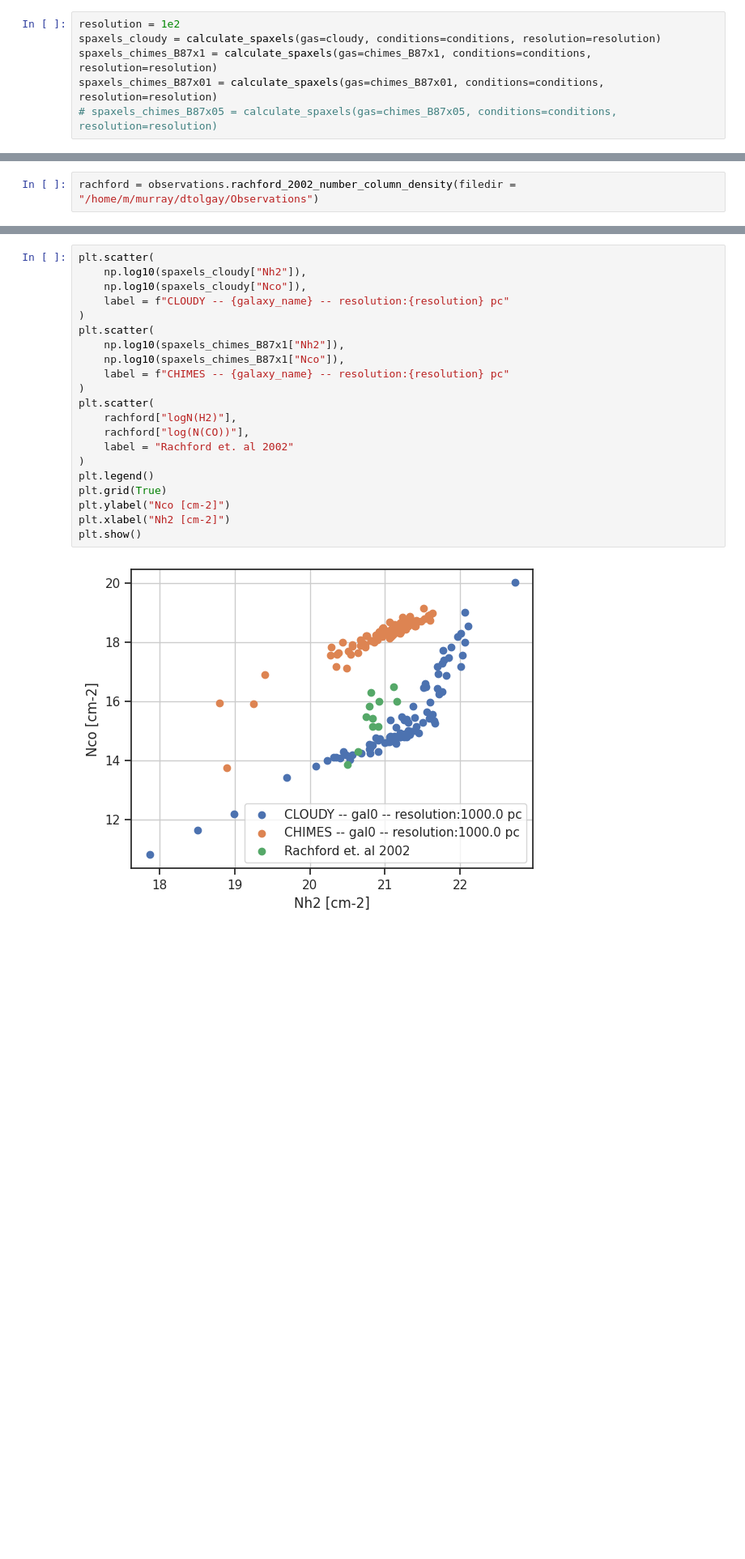
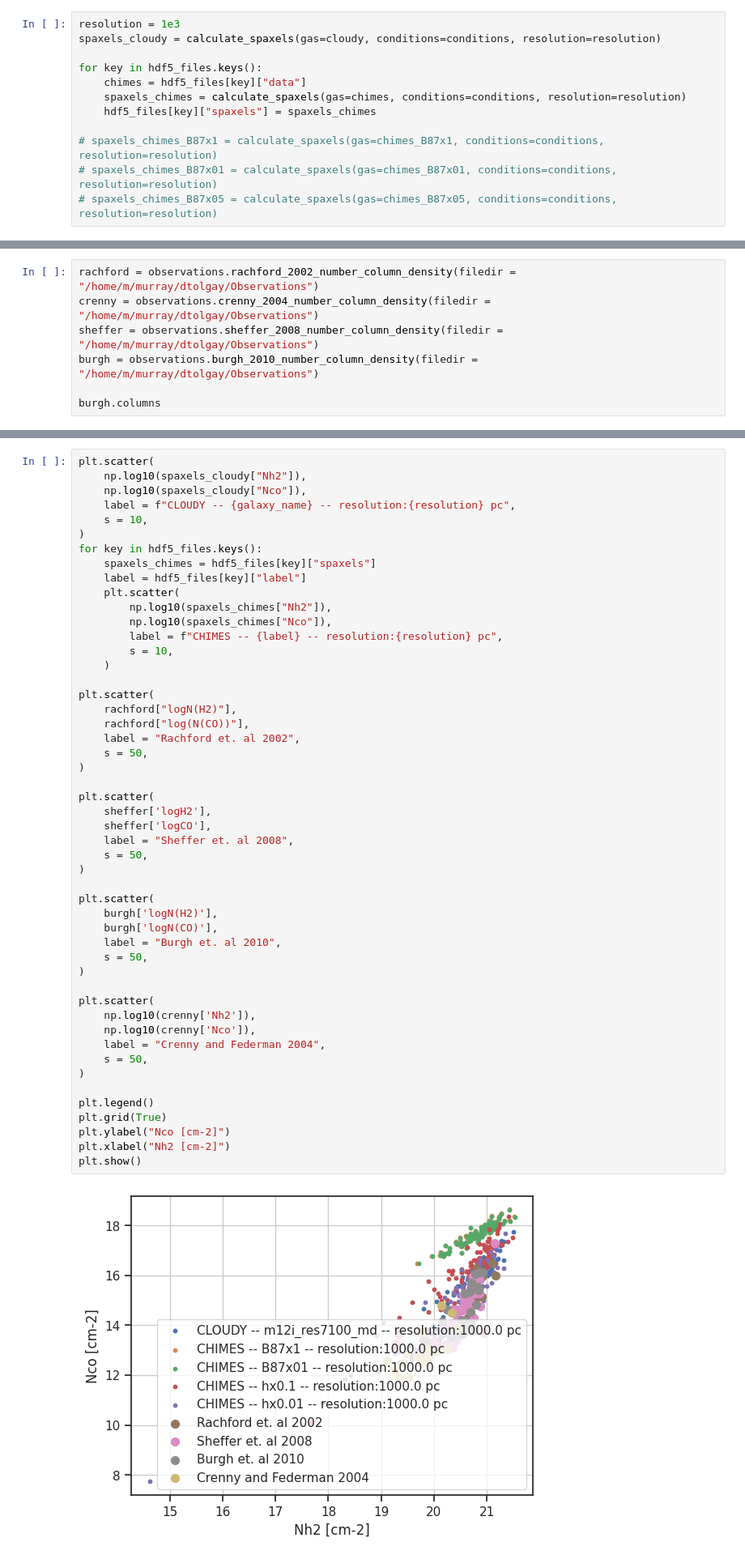
Before and after one commit to dtolgay/chimes-niagara, a Jupyter notebook: notebooks/Nco_vs_Nh2.ipynb, the cells around one changed output, grey strips where cells are left out. Shown at 81% size. Cells and saved outputs as stored; diff of their text form; blank space fills up the shorter version.

```diff
--- a/notebooks/Nco_vs_Nh2.ipynb
+++ b/notebooks/Nco_vs_Nh2.ipynb
@@ -254,9 +296,15 @@ def calculate_spaxels(gas:pd.DataFrame, conditions:dict, resolution=1e3) -> pd.D
 
     return data_df
 # %%
-resolution = 1e2
+resolution = 1e3
 spaxels_cloudy = calculate_spaxels(gas=cloudy, conditions=conditions, resolution=resolution)
-spaxels_chimes_B87x1 = calculate_spaxels(gas=chimes_B87x1, conditions=conditions, resolution=resolution)
-spaxels_chimes_B87x01 = calculate_spaxels(gas=chimes_B87x01, conditions=conditions, resolution=resolution)
+
+for key in hdf5_files.keys():
+    chimes = hdf5_files[key]["data"]
+    spaxels_chimes = calculate_spaxels(gas=chimes, conditions=conditions, resolution=resolution)
+    hdf5_files[key]["spaxels"] = spaxels_chimes
+
+# spaxels_chimes_B87x1 = calculate_spaxels(gas=chimes_B87x1, conditions=conditions, resolution=resolution)
+# spaxels_chimes_B87x01 = calculate_spaxels(gas=chimes_B87x01, conditions=conditions, resolution=resolution)
 # spaxels_chimes_B87x05 = calculate_spaxels(gas=chimes_B87x05, conditions=conditions, resolution=resolution)
 # %% [output]
@@ -315,3 +361,8 @@ Done!
 # Import observations
 # %%
 rachford = observations.rachford_2002_number_column_density(filedir = "/home/m/murray/dtolgay/Observations")
+crenny = observations.crenny_2004_number_column_density(filedir = "/home/m/murray/dtolgay/Observations")
+sheffer = observations.sheffer_2008_number_column_density(filedir = "/home/m/murray/dtolgay/Observations")
+burgh = observations.burgh_2010_number_column_density(filedir = "/home/m/murray/dtolgay/Observations")
+
+burgh.columns
@@ -318,23 +374,52 @@ rachford = observations.rachford_2002_number_column_density(filedir = "/home/m/m
 # %%
 plt.scatter(
     np.log10(spaxels_cloudy["Nh2"]),
     np.log10(spaxels_cloudy["Nco"]),
-    label = f"CLOUDY -- {galaxy_name} -- resolution:{resolution} pc"
+    label = f"CLOUDY -- {galaxy_name} -- resolution:{resolution} pc",
+    s = 10,
 )
-plt.scatter(
-    np.log10(spaxels_chimes_B87x1["Nh2"]),
-    np.log10(spaxels_chimes_B87x1["Nco"]),
-    label = f"CHIMES -- {galaxy_name} -- resolution:{resolution} pc"
-)
+for key in hdf5_files.keys():
+    spaxels_chimes = hdf5_files[key]["spaxels"]
+    label = hdf5_files[key]["label"]
+    plt.scatter(
+        np.log10(spaxels_chimes["Nh2"]),
+        np.log10(spaxels_chimes["Nco"]),
+        label = f"CHIMES -- {label} -- resolution:{resolution} pc",
+        s = 10,
+    )
+
 plt.scatter(
     rachford["logN(H2)"],
     rachford["log(N(CO))"],
-    label = "Rachford et. al 2002"
+    label = "Rachford et. al 2002",
+    s = 50,
 )
+
+plt.scatter(
+    sheffer['logH2'],
+    sheffer['logCO'],
+    label = "Sheffer et. al 2008",
+    s = 50,
+)
+
+plt.scatter(
+    burgh['logN(H2)'],
+    burgh['logN(CO)'],
+    label = "Burgh et. al 2010",
+    s = 50,
+)
+
+plt.scatter(
+    np.log10(crenny['Nh2']),
+    np.log10(crenny['Nco']),
+    label = "Crenny and Federman 2004",
+    s = 50,
+)
+
 plt.legend()
 plt.grid(True)
 plt.ylabel("Nco [cm-2]")
 plt.xlabel("Nh2 [cm-2]")
 plt.show()
 # %% [output]
-[figure, old version]
+[figure, new version]
```
Also changed, not shown: parts of 9 cells of this notebook, 9 other files.
